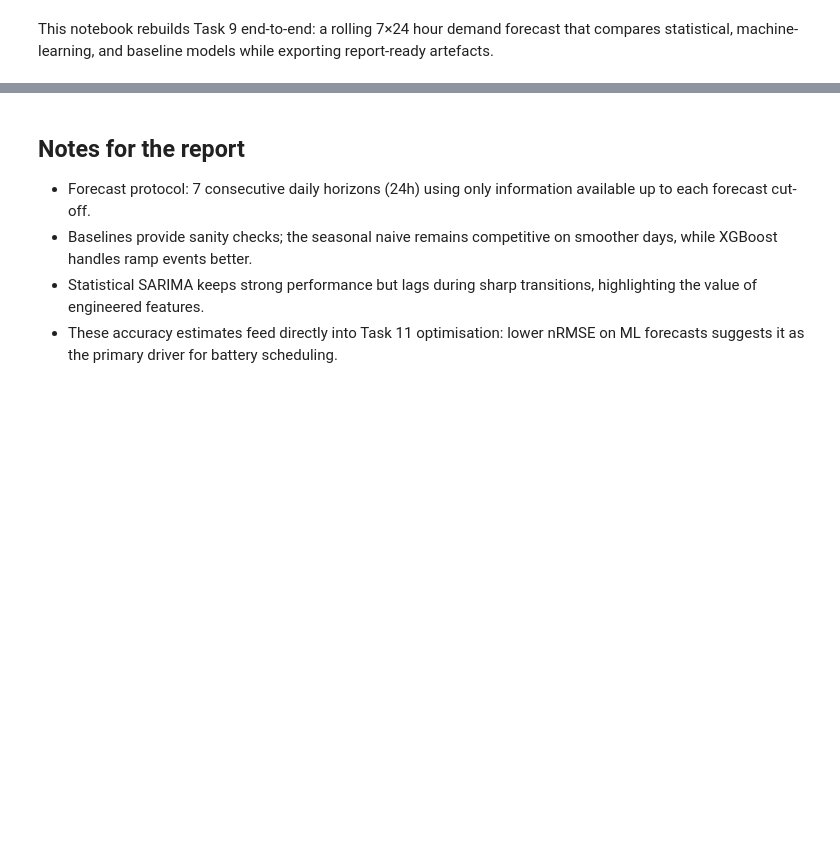
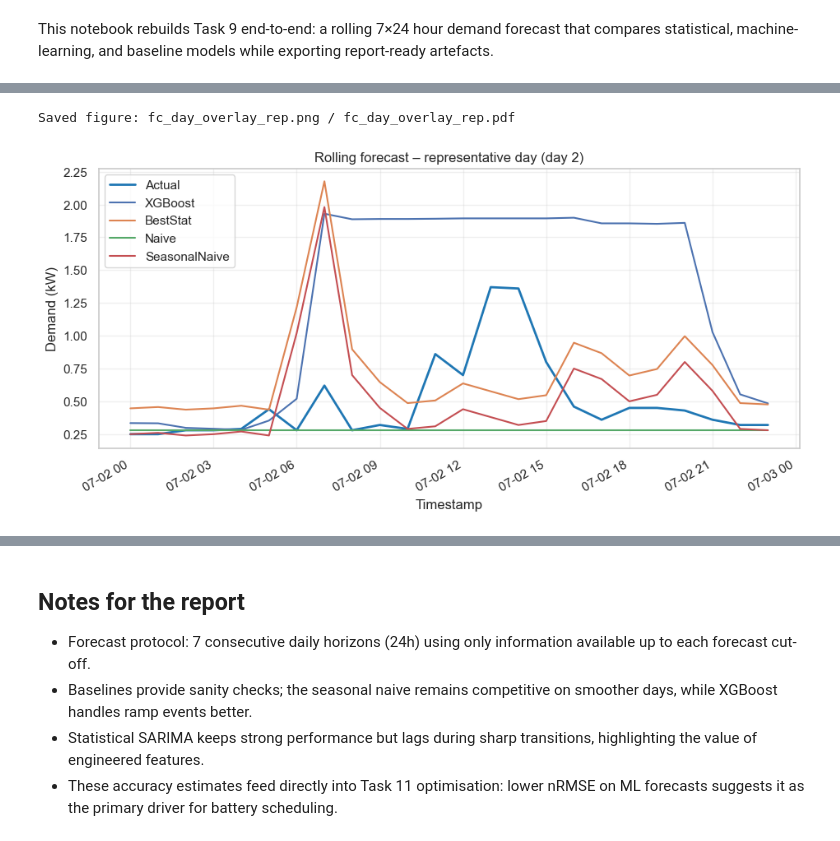
Before and after one commit to samuel29102002/Energy_Data_Science, a Jupyter notebook: notebooks/09_forecasting_pipeline.ipynb, the cells around one changed output, grey strips where cells are left out. Cells and saved outputs as stored; diff of their text form; code cells hidden in the pictures; blank space fills up the shorter version.

```diff
--- a/notebooks/09_forecasting_pipeline.ipynb
+++ b/notebooks/09_forecasting_pipeline.ipynb
@@ -121,27 +284,32 @@ metrics_summary_df
 # %%
+# Plot a representative day from the forecasts
 if predictions_df.empty:
     raise ValueError("No predictions available for plotting.")
 
 day_lengths = predictions_df.groupby("day_idx")["timestamp"].nunique()
 plot_day = int(day_lengths.idxmax())
 
 plot_df = predictions_df[predictions_df["day_idx"] == plot_day].copy()
 actual_series = plot_df.groupby("timestamp")["y_true"].first()
 pivot_df = plot_df.pivot_table(index="timestamp", columns="model_name", values="y_pred")
 
-fig, ax = plt.subplots()
+fig, ax = plt.subplots(facecolor='white')
+ax.set_facecolor('white')
 ax.plot(actual_series.index, actual_series.values, label="Actual", color=PALETTE["Actual"], linewidth=2)
 for model_name in ["XGBoost", "BestStat", "Naive", "SeasonalNaive"]:
     if model_name in pivot_df.columns:
         ax.plot(pivot_df.index, pivot_df[model_name], label=model_name, linewidth=1.5)
 
 ax.set_title(f"Rolling forecast – representative day (day {plot_day})")
 ax.set_xlabel("Timestamp")
 ax.set_ylabel("Demand (kW)")
 ax.legend()
 ax.grid(alpha=0.3)
 fig.autofmt_xdate()
 
 save_figure(fig, "day_overlay_rep")
 plt.show()
+# %% [output]
+Saved figure: fc_day_overlay_rep.png / fc_day_overlay_rep.pdf
+[figure, added]
 # %%
```
Also changed, not shown: parts of 8 cells of this notebook, 13 other files.
